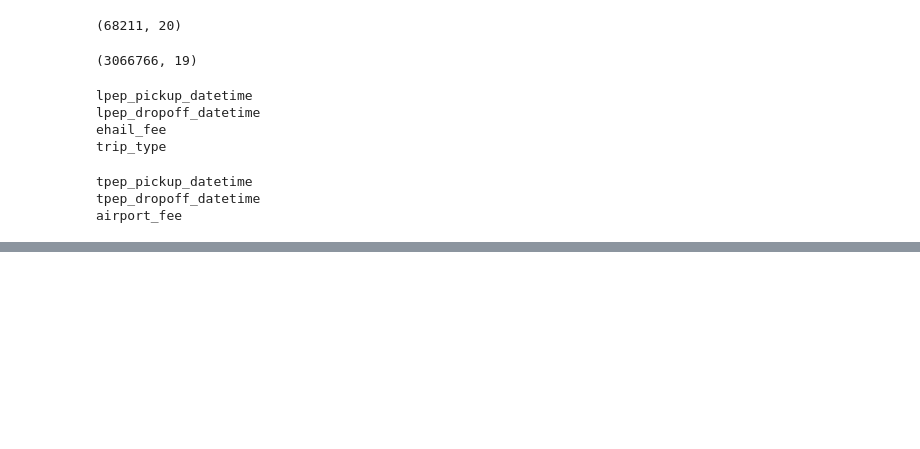
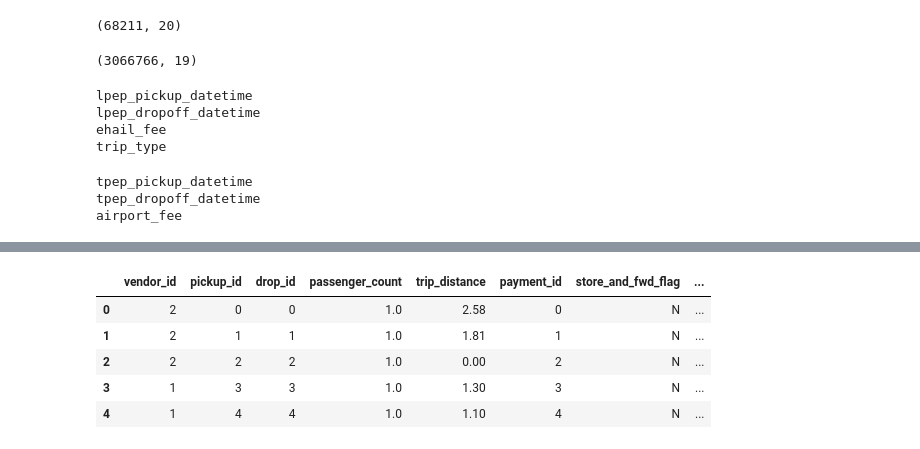
Before and after one commit to sarthak-sarbahi/gcp-nyctaxidata, a Jupyter notebook: datamodelling.ipynb, the cells around one changed output, grey strips where cells are left out. Saved outputs shown, nothing was run; the diff lists cells and outputs as text; code cells hidden in the pictures; blank space fills up the shorter version.

```diff
--- a/datamodelling.ipynb
+++ b/datamodelling.ipynb
@@ -58,0 +240,3 @@ airport_fee
+# %%
+pre_fact = df_union[["vendor_id","passenger_count","trip_distance","store_and_fwd_flag","taxi_type"]].drop_duplicates().reset_index(drop=True)
+pre_fact['trip_id'] = pre_fact.index
@@ -58,0 +252,4 @@ airport_fee
+# %%
+pickup_dim = df_union[["pickup_datetime","pickup_location_id"]].drop_duplicates().reset_index(drop=True)
+pickup_dim['pickup_id'] = pickup_dim.index
+pickup_dim.head()
@@ -58,0 +263,4 @@ airport_fee
+# %%
+drop_dim = df_union[["drop_datetime","drop_location_id"]].drop_duplicates().reset_index(drop=True)
+drop_dim['drop_id'] = drop_dim.index
+drop_dim.head()
@@ -58,0 +285,13 @@ airport_fee
+# %%
+fact_table = pre_fact.merge(pickup_dim, left_on='trip_id', right_on='pickup_id') \
+             .merge(drop_dim, left_on='trip_id', right_on='drop_id') \
+             .merge(payment_dim, left_on='trip_id', right_on='payment_id') \
+             [["vendor_id","pickup_id","drop_id","passenger_count","trip_distance","payment_id","store_and_fwd_flag","taxi_type","trip_id"]]
+fact_table.head()
+# %% [output]
+|  | vendor_id | pickup_id | drop_id | passenger_count | trip_distance | payment_id | store_and_fwd_flag | ... |
+| 0 | 2 | 0 | 0 | 1.0 | 2.58 | 0 | N | ... |
+| 1 | 2 | 1 | 1 | 1.0 | 1.81 | 1 | N | ... |
+| 2 | 2 | 2 | 2 | 1.0 | 0.00 | 2 | N | ... |
+| 3 | 1 | 3 | 3 | 1.0 | 1.30 | 3 | N | ... |
+| 4 | 1 | 4 | 4 | 1.0 | 1.10 | 4 | N | ... |
```
Also changed, not shown: parts of 14 cells of this notebook, 3 other files.
